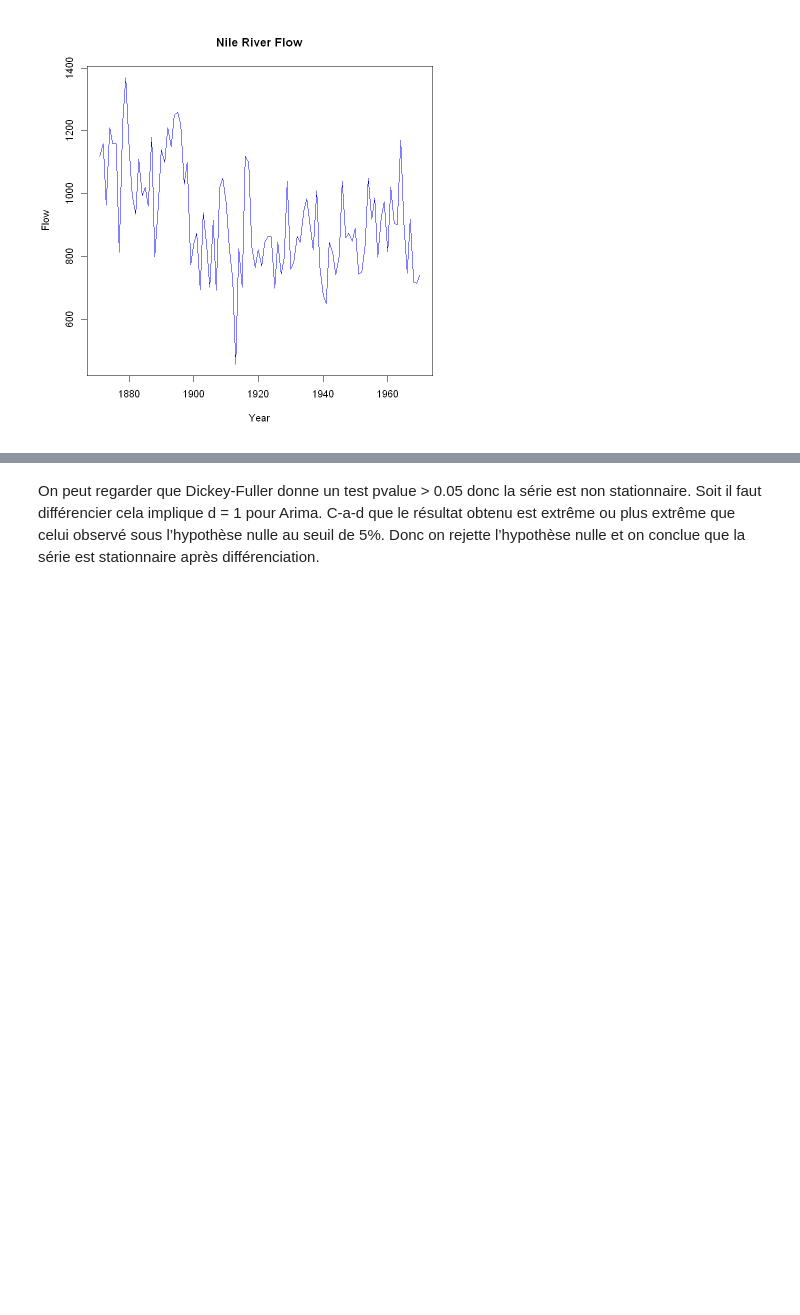
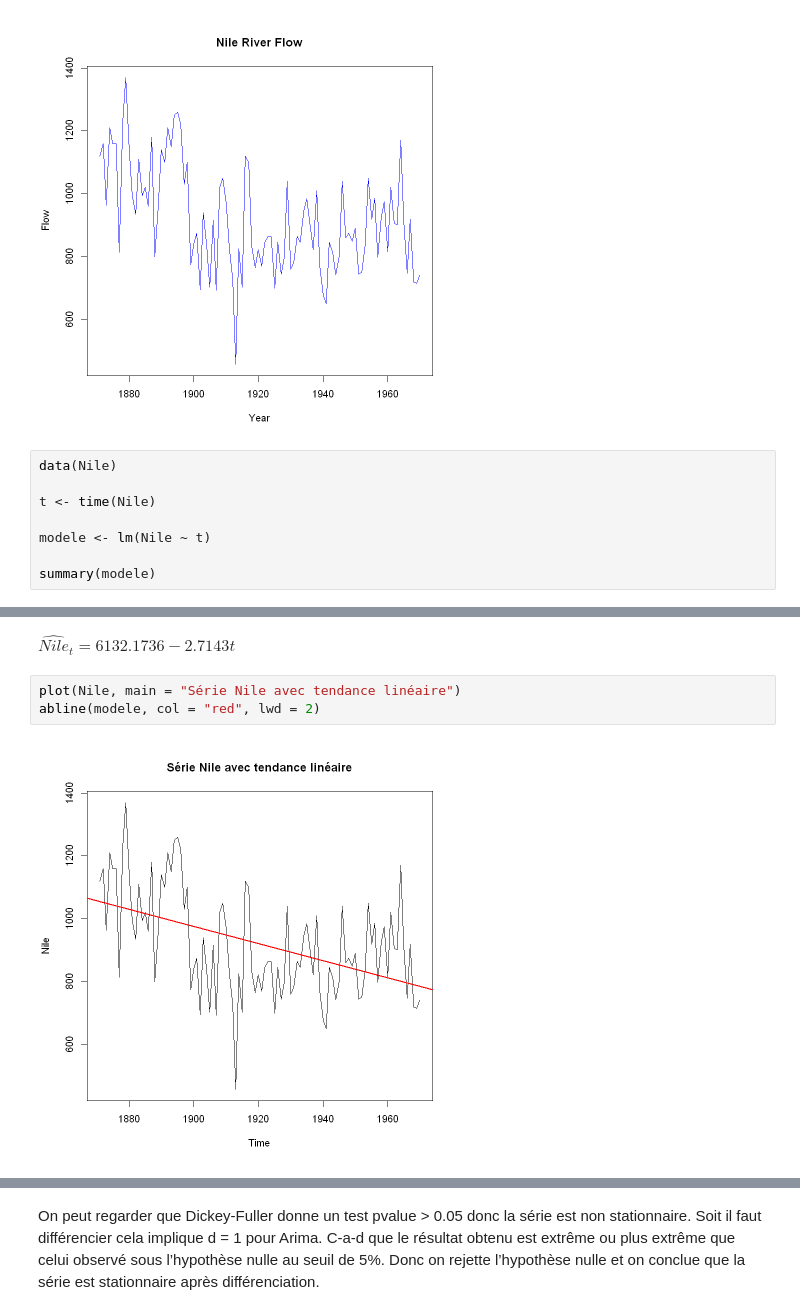
Before and after one commit to moh8dhia/nile-time-series, a Jupyter notebook: nile.ipynb, the cells around one changed output, grey strips where cells are left out. Saved outputs shown, nothing was run; the diff lists cells and outputs as text; blank space fills up the shorter version.

```diff
--- a/nile.ipynb
+++ b/nile.ipynb
@@ -198,3 +172,11 @@ plot(Nile,
      type = "l")
 # %% [output]
 [figure]
+# %%
+data(Nile)
+
+t <- time(Nile)
+
+modele <- lm(Nile ~ t)
+
+summary(modele)
@@ -200,0 +201,7 @@ plot(Nile,
+# %% [markdown]
+$\hat{Nile}_t = 6132.1736 - 2.7143t$
+# %%
+plot(Nile, main = "Série Nile avec tendance linéaire")
+abline(modele, col = "red", lwd = 2)
+# %% [output]
+[figure, added]
```
Also changed, not shown: parts of 13 cells of this notebook.
